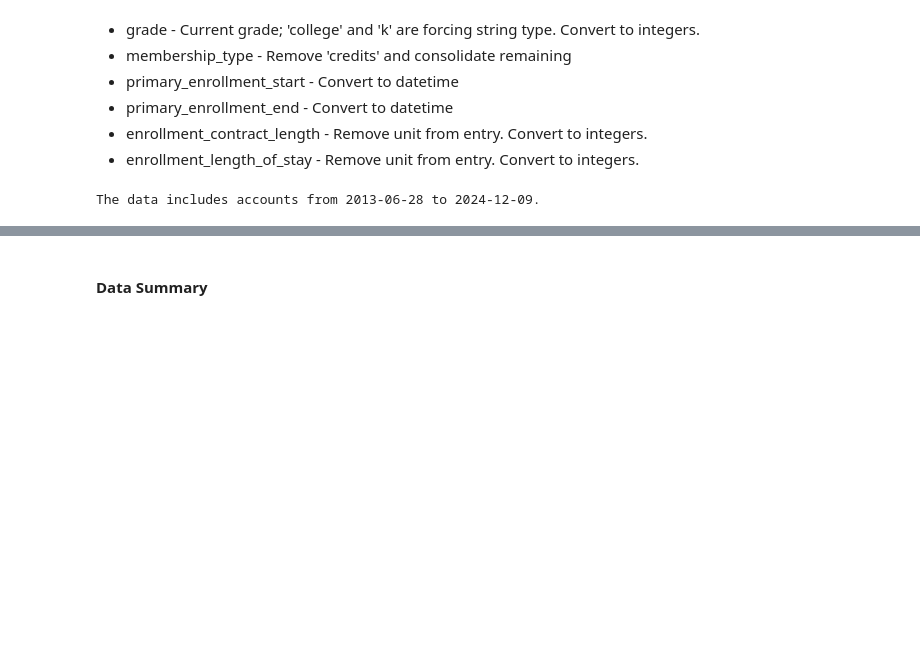
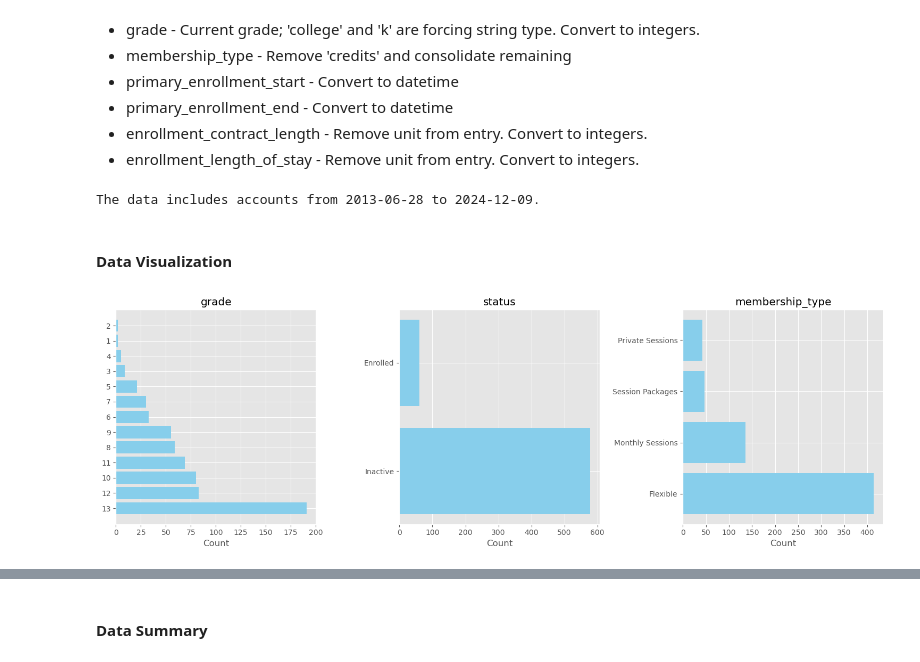
Before and after one commit to elijahlopez94/trends_in_supplemental_education_program, a Jupyter notebook: eda_notebook.ipynb, the cells around one changed output, grey strips where cells are left out. Cells and saved outputs as stored; diff of their text form; code cells hidden in the pictures; blank space fills up the shorter version.

Commit message:
Completed annotations for 'Accounts' section.

```diff
--- a/eda_notebook.ipynb
+++ b/eda_notebook.ipynb
@@ -832,3 +950,10 @@ accounts_max_date = accounts.index.max().strftime('%Y-%m-%d')
 print(f'The data includes accounts from {accounts_min_date} to {accounts_max_date}.')
 # %% [output]
 The data includes accounts from 2013-06-28 to 2024-12-09.
+# %% [markdown]
+#### Data Visualization
+# %%
+# Plot categorical columns
+plot_categorical(accounts)
+# %% [output]
+[figure, added]
```
Also changed, not shown: parts of 80 cells of this notebook.
